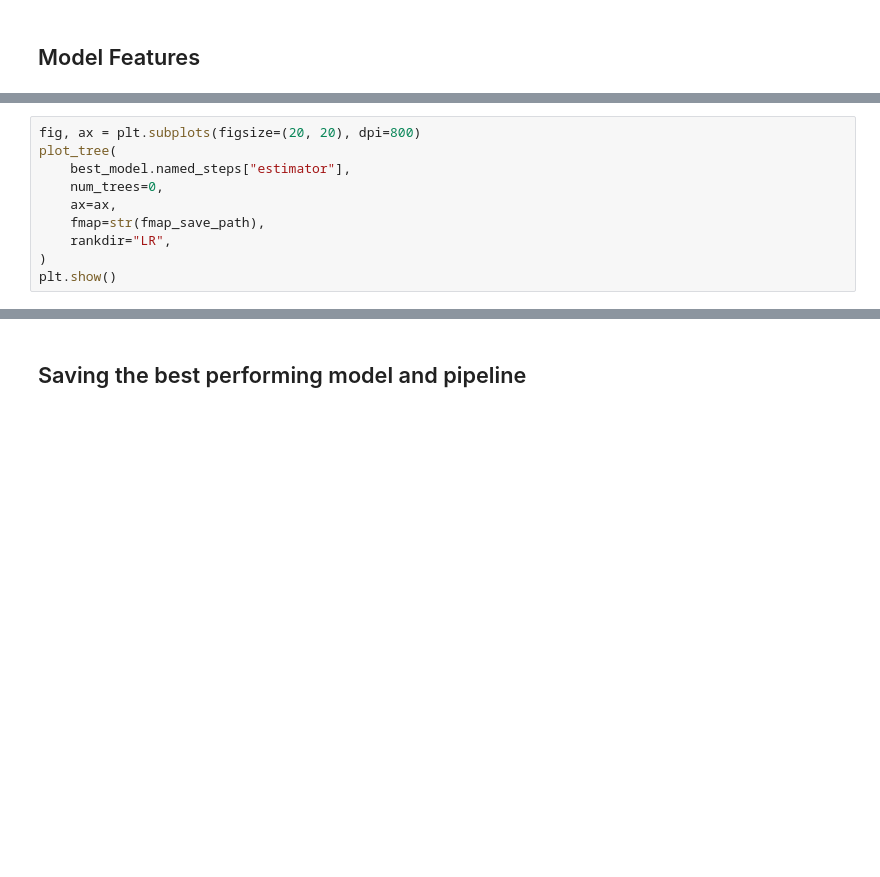
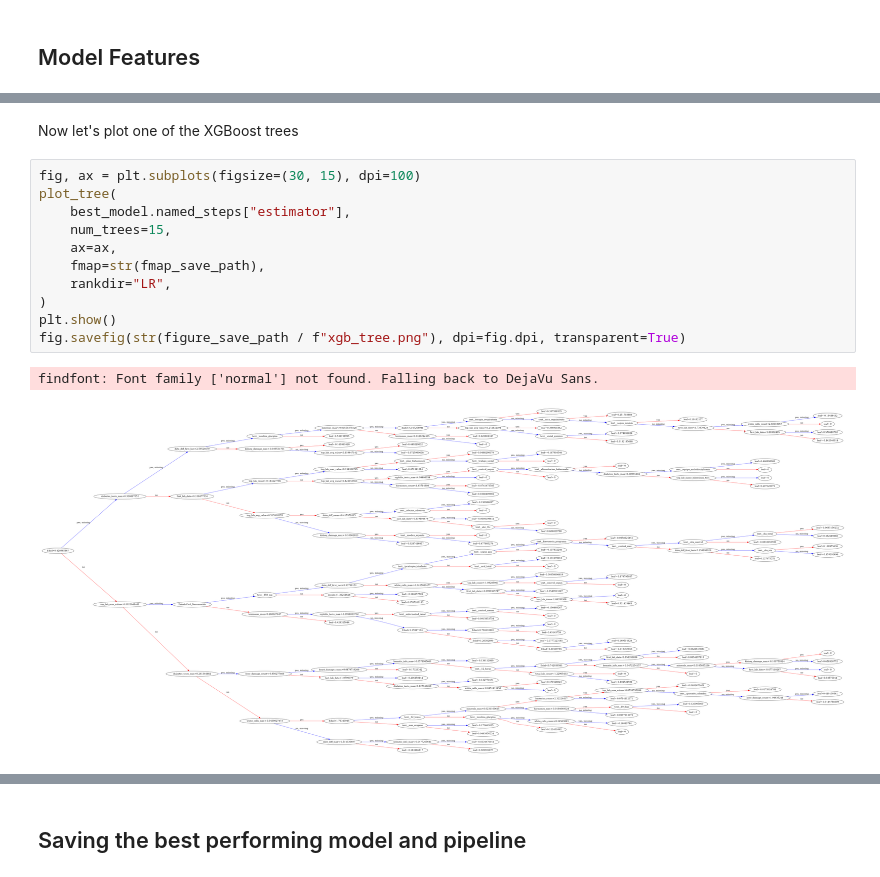
Before and after one commit to JuanGomez12/DataScience4AllProject, a Jupyter notebook: scripts/train_ml.ipynb, the cells around one changed output, grey strips where cells are left out. Saved outputs shown, nothing was run; the diff lists cells and outputs as text; blank space fills up the shorter version.

```diff
--- a/scripts/train_ml.ipynb
+++ b/scripts/train_ml.ipynb
@@ -511,10 +530,16 @@ fmap
+# %% [markdown]
+Now let's plot one of the XGBoost trees
 # %%
-fig, ax = plt.subplots(figsize=(20, 20), dpi=800)
+fig, ax = plt.subplots(figsize=(30, 15), dpi=100)
 plot_tree(
     best_model.named_steps["estimator"],
-    num_trees=0,
+    num_trees=15,
     ax=ax,
     fmap=str(fmap_save_path),
     rankdir="LR",
 )
 plt.show()
+fig.savefig(str(figure_save_path / f"xgb_tree.png"), dpi=fig.dpi, transparent=True)
+# %% [output]
+findfont: Font family ['normal'] not found. Falling back to DejaVu Sans.
+[figure, added]
```
Also changed, not shown: parts of 22 cells of this notebook.
